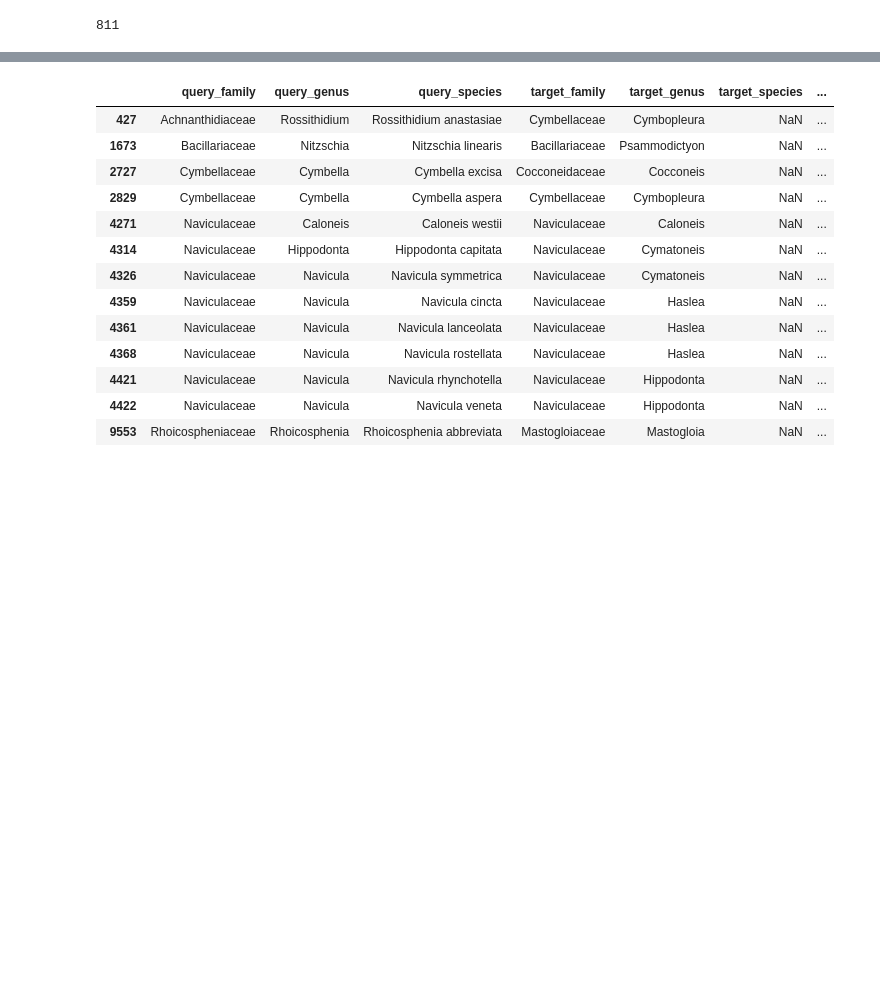
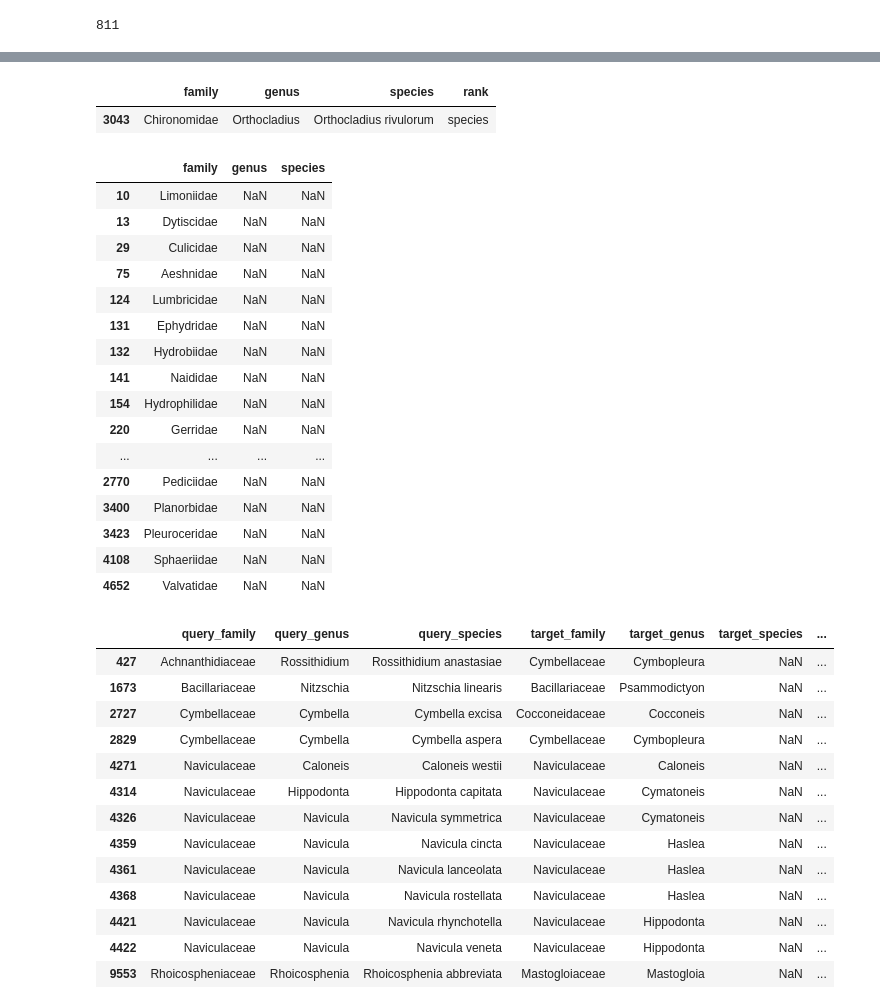
Before and after one commit to CIBIO-BU/mozaiko, a Jupyter notebook: draft.ipynb, the cells around one changed output, grey strips where cells are left out. Drawn from its saved outputs; the diff is of its cells as text; code cells hidden in the pictures; blank space fills up the shorter version.

```diff
--- a/draft.ipynb
+++ b/draft.ipynb
@@ -5775,18 +5775,18 @@ import pandas as pd
 country = "Austria"
 
 # df_inf_new = pd.read_csv(f"/home/camilababo/Documents/coding-projects/DNAquaIMG-tool/mozaiko/data/output_data/DIA-test-newmet/catnip/rbcL_39F_404R/df_inf_rbcL_39F_404R_{country}.tsv", sep="\t")
-df_inf_new = pd.read_csv(f"/home/camilababo/Documents/coding-projects/DNAquaIMG-tool/mozaiko/data/output_data/DIA-latest-version/catnip/rbcL_39F_404R/df_inf_rbcL_39F_404R_{country}.tsv", sep="\t")
+# df_inf_new = pd.read_csv(f"/home/camilababo/Documents/coding-projects/DNAquaIMG-tool/mozaiko/data/output_data/DIA-latest-version/catnip/rbcL_39F_404R/df_inf_rbcL_39F_404R_{country}.tsv", sep="\t")
 # df_inf_new = pd.read_csv(f"/home/camilababo/Documents/coding-projects/DNAquaIMG-tool/mozaiko/data/output_data/BMI-lastest-version-test-rounding-ranks-flat-refdb/catnip/COI_BF2_BR2/df_inf_COI_BF2_BR2_{country}.tsv", sep="\t")
 # df_inf_new.head()
 
 from src.mozaiko.marker_scoring.metrics_system import *
 
-otl_path = f"/home/camilababo/Documents/DNAquaIMG/countries-otls/harmonized/dia/{country}_taxonlist_diatoms_harmonized.tsv"
-# otl_path = f"/home/camilababo/Documents/DNAquaIMG/countries-otls/harmonized/bmi/filtered_phyl/{country}_taxonlist_bmi_harmonized_harmonized.tsv"
+# otl_path = f"/home/camilababo/Documents/DNAquaIMG/countries-otls/harmonized/dia/{country}_taxonlist_diatoms_harmonized.tsv"
+otl_path = f"/home/camilababo/Documents/DNAquaIMG/countries-otls/harmonized/bmi/filtered_phyl/{country}_taxonlist_bmi_harmonized_harmonized.tsv"
 
 otl_handler = OtlHandler(otl_path)
 otl_handler.import_otl()
 otl = otl_handler.otl
-otl_taxa = otl[['family', 'genus', 'species']]
+otl_taxa = otl[['family', 'genus', 'species', 'rank']]
 otl_taxa = otl_taxa.drop_duplicates()
 # otl_taxa.head()
@@ -5793,3 +5809,28 @@ otl_taxa = otl_taxa.drop_duplicates()
+# %%
+otl_taxa[otl_taxa["species"] == "Orthocladius rivulorum"]
+# %% [output]
+|  | family | genus | species | rank |
+| 3043 | Chironomidae | Orthocladius | Orthocladius rivulorum | species |
+# %%
+otl_taxa[otl_taxa["genus"].isna()]
+# %% [output]
+|  | family | genus | species |
+| 10 | Limoniidae | NaN | NaN |
+| 13 | Dytiscidae | NaN | NaN |
+| 29 | Culicidae | NaN | NaN |
+| 75 | Aeshnidae | NaN | NaN |
+| 124 | Lumbricidae | NaN | NaN |
+| 131 | Ephydridae | NaN | NaN |
+| 132 | Hydrobiidae | NaN | NaN |
+| 141 | Naididae | NaN | NaN |
+| 154 | Hydrophilidae | NaN | NaN |
+| 220 | Gerridae | NaN | NaN |
+| ... | ... | ... | ... |
+| 2770 | Pediciidae | NaN | NaN |
+| 3400 | Planorbidae | NaN | NaN |
+| 3423 | Pleuroceridae | NaN | NaN |
+| 4108 | Sphaeriidae | NaN | NaN |
+| 4652 | Valvatidae | NaN | NaN |
 # %%
 df_inf_filt = df_inf_new.merge(
     otl_taxa[["family", "genus", "species"]].drop_duplicates(),
```
Also changed, not shown: parts of 1 cell of this notebook, 7 other files.
